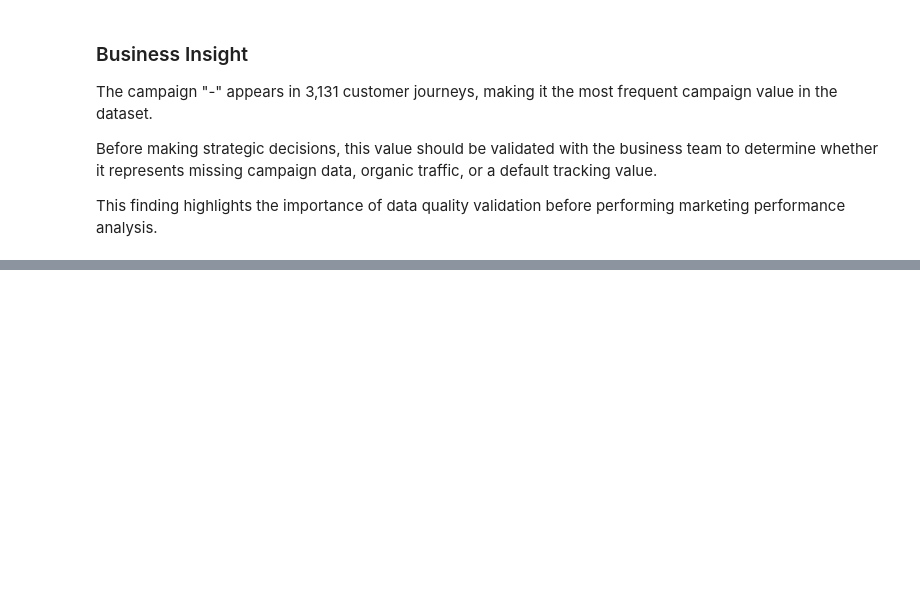
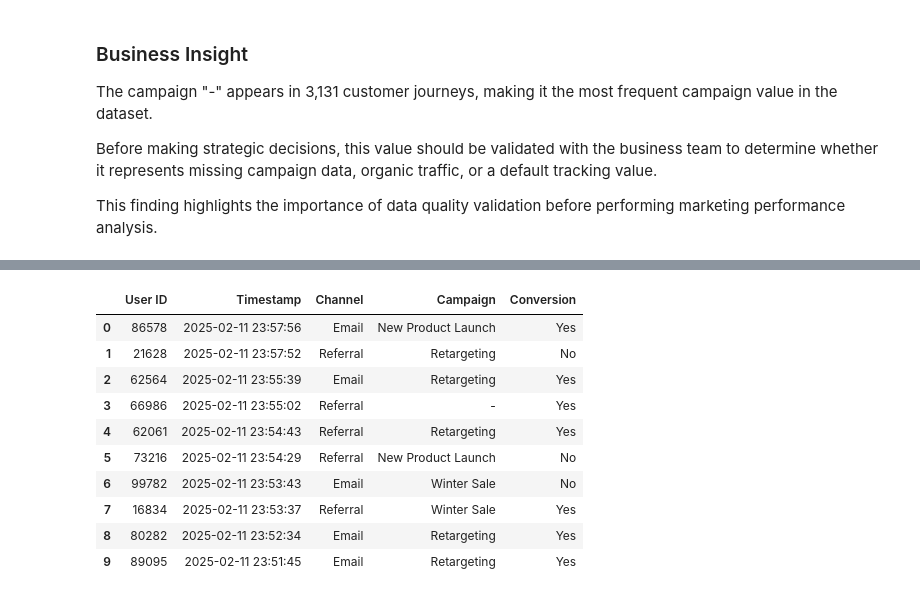
Before and after one commit to sakinasayed512/multi-touch-attribution, a Jupyter notebook: Marketing_Attribution_ROI_Dashboard/notebooks/01_Data_Exploration.ipynb, the cells around one changed output, grey strips where cells are left out. Cells and saved outputs as stored; diff of their text form; code cells hidden in the pictures; blank space fills up the shorter version.

```diff
--- a/Marketing_Attribution_ROI_Dashboard/notebooks/01_Data_Exploration.ipynb
+++ b/Marketing_Attribution_ROI_Dashboard/notebooks/01_Data_Exploration.ipynb
@@ -845,0 +886,32 @@ This finding highlights the importance of data quality validation before perform
+# %%
+# SQL Query: Email OR Referral customers
+
+query = """
+SELECT
+    "User ID",
+    Timestamp,
+    Channel,
+    Campaign,
+    Conversion
+FROM marketing_data
+WHERE Channel = 'Email'
+OR Channel = 'Referral'
+ORDER BY Timestamp DESC
+LIMIT 10;
+"""
+
+email_referral = pd.read_sql_query(query, connection)
+
+email_referral
+# %% [output]
+|  | User ID | Timestamp | Channel | Campaign | Conversion |
+| 0 | 86578 | 2025-02-11 23:57:56 | Email | New Product Launch | Yes |
+| 1 | 21628 | 2025-02-11 23:57:52 | Referral | Retargeting | No |
+| 2 | 62564 | 2025-02-11 23:55:39 | Email | Retargeting | Yes |
+| 3 | 66986 | 2025-02-11 23:55:02 | Referral | - | Yes |
+| 4 | 62061 | 2025-02-11 23:54:43 | Referral | Retargeting | Yes |
+| 5 | 73216 | 2025-02-11 23:54:29 | Referral | New Product Launch | No |
+| 6 | 99782 | 2025-02-11 23:53:43 | Email | Winter Sale | No |
+| 7 | 16834 | 2025-02-11 23:53:37 | Referral | Winter Sale | Yes |
+| 8 | 80282 | 2025-02-11 23:52:34 | Email | Retargeting | Yes |
+| 9 | 89095 | 2025-02-11 23:51:45 | Email | Retargeting | Yes |
```
Also changed, not shown: parts of 13 cells of this notebook.
